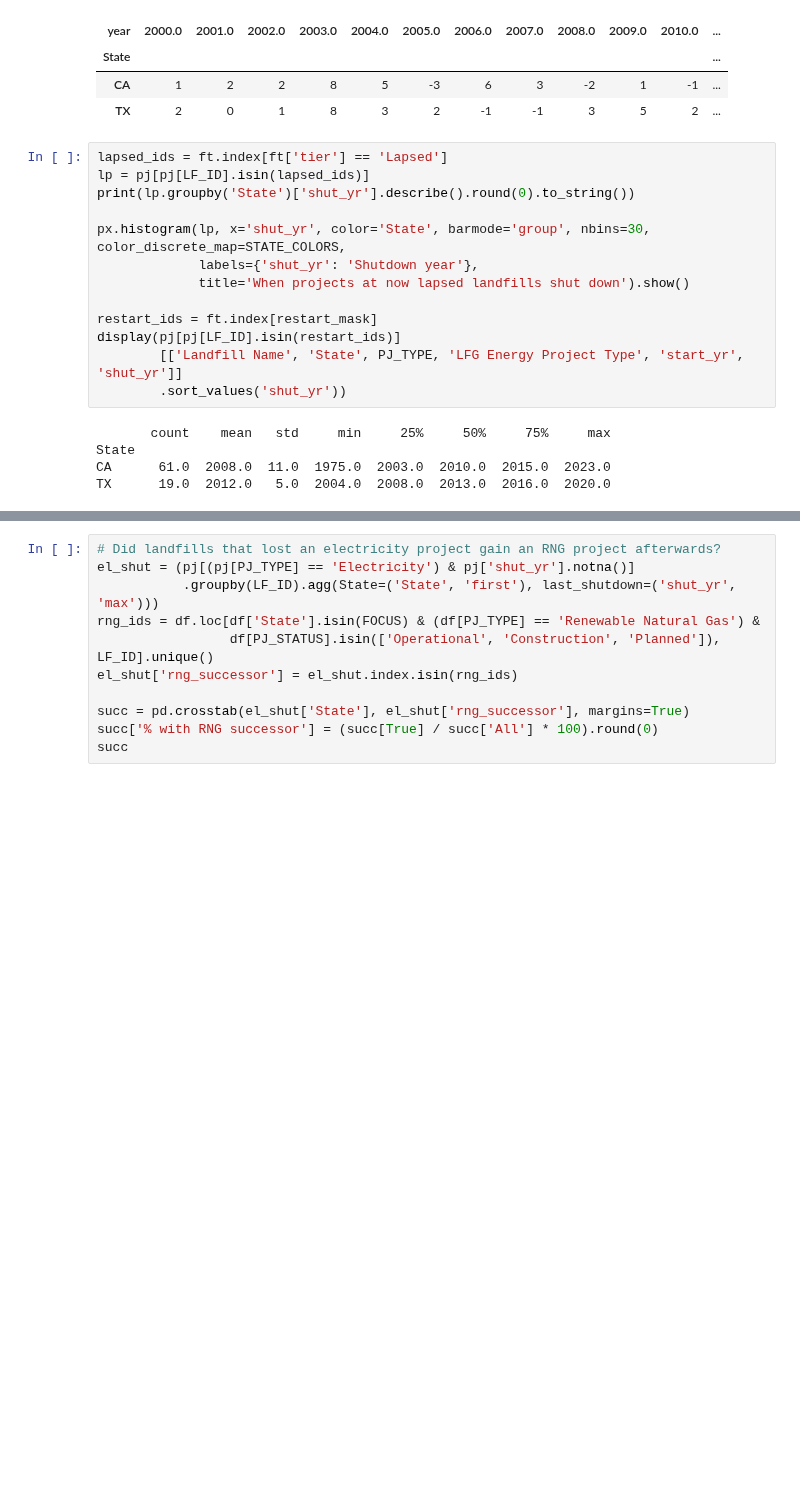
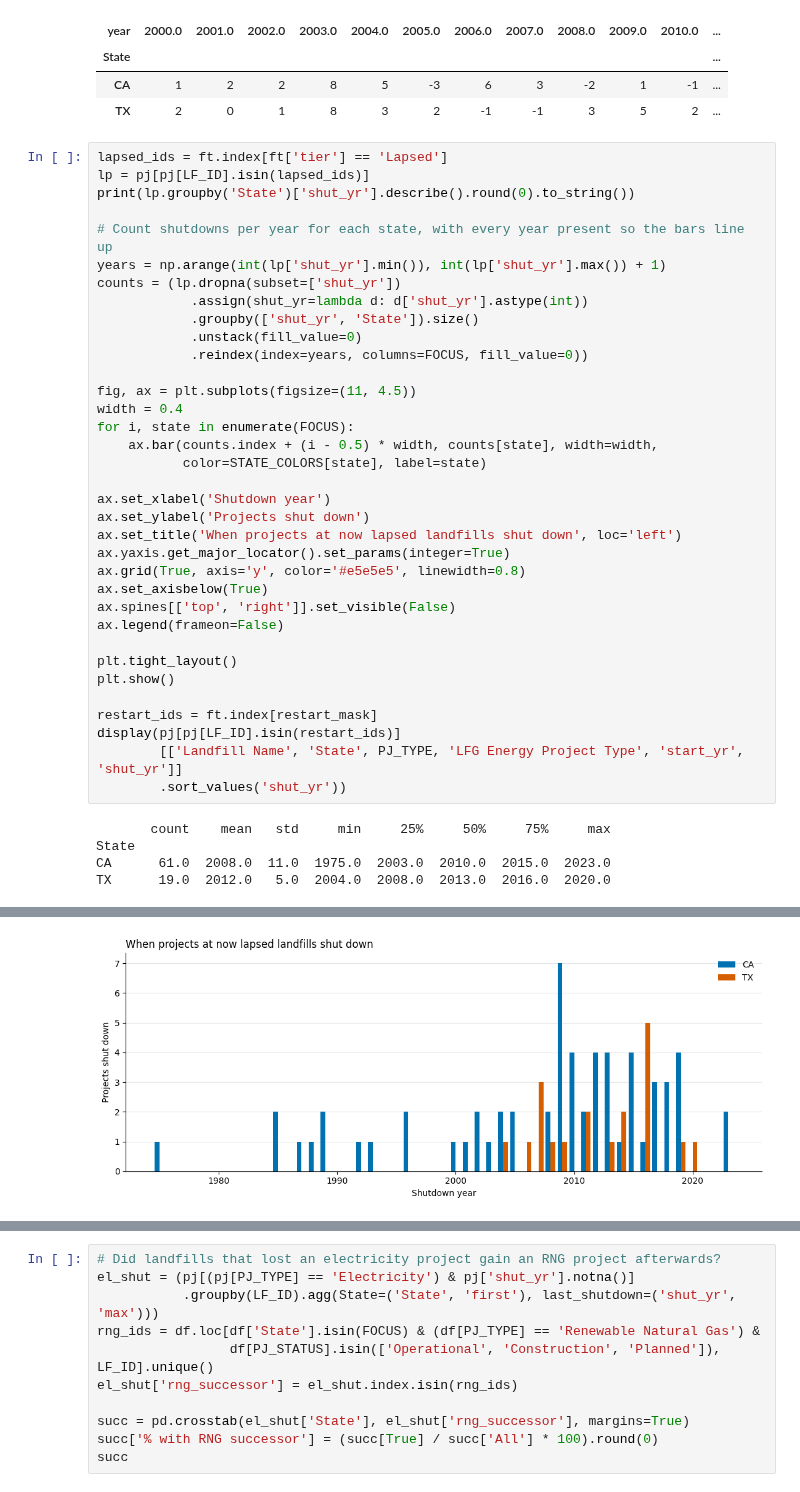
Before and after one commit to ZuhairKhan123/untapped-methane-usa, a Jupyter notebook: untapped-methane-usa.ipynb, the cells around one changed output, grey strips where cells are left out. Drawn from its saved outputs; the diff is of its cells as text; blank space fills up the shorter version.

```diff
--- a/untapped-methane-usa.ipynb
+++ b/untapped-methane-usa.ipynb
@@ -854,9 +971,31 @@ lapsed_ids = ft.index[ft['tier'] == 'Lapsed']
 lp = pj[pj[LF_ID].isin(lapsed_ids)]
 print(lp.groupby('State')['shut_yr'].describe().round(0).to_string())
 
-px.histogram(lp, x='shut_yr', color='State', barmode='group', nbins=30, color_discrete_map=STATE_COLORS,
-             labels={'shut_yr': 'Shutdown year'},
-             title='When projects at now lapsed landfills shut down').show()
+# Count shutdowns per year for each state, with every year present so the bars line up
+years = np.arange(int(lp['shut_yr'].min()), int(lp['shut_yr'].max()) + 1)
+counts = (lp.dropna(subset=['shut_yr'])
+            .assign(shut_yr=lambda d: d['shut_yr'].astype(int))
+            .groupby(['shut_yr', 'State']).size()
+            .unstack(fill_value=0)
+            .reindex(index=years, columns=FOCUS, fill_value=0))
+
+fig, ax = plt.subplots(figsize=(11, 4.5))
+width = 0.4
+for i, state in enumerate(FOCUS):
+    ax.bar(counts.index + (i - 0.5) * width, counts[state], width=width,
+           color=STATE_COLORS[state], label=state)
+
+ax.set_xlabel('Shutdown year')
+ax.set_ylabel('Projects shut down')
+ax.set_title('When projects at now lapsed landfills shut down', loc='left')
+ax.yaxis.get_major_locator().set_params(integer=True)
+ax.grid(True, axis='y', color='#e5e5e5', linewidth=0.8)
+ax.set_axisbelow(True)
+ax.spines[['top', 'right']].set_visible(False)
+ax.legend(frameon=False)
+
+plt.tight_layout()
+plt.show()
 
 restart_ids = ft.index[restart_mask]
 display(pj[pj[LF_ID].isin(restart_ids)]
@@ -871,3 +1009,4 @@ TX      19.0  2012.0   5.0  2004.0  2008.0  2013.0  2016.0  2020.0
+[figure, added]
 |  | Landfill Name | State | Project Type Category | LFG Energy Project Type | start_yr | shut_yr |
 | 229 | City of Lompoc SLF | CA | Electricity | Reciprocating Engine | 1985 | 1985.0 |
 | 210 | California Street LF | CA | Electricity | Reciprocating Engine | 2003 | 2004.0 |
```
Also changed, not shown: parts of 11 cells of this notebook.
